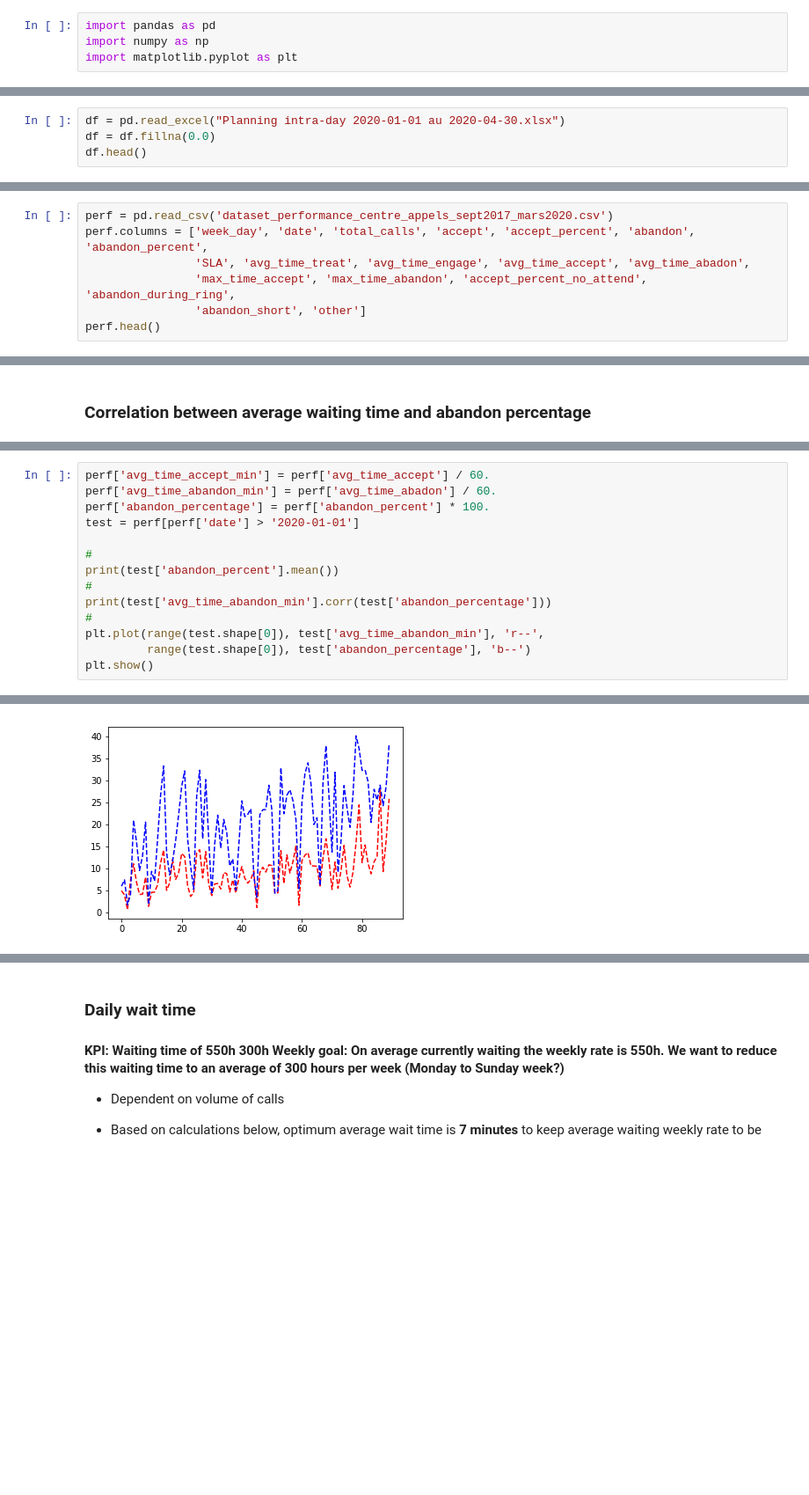
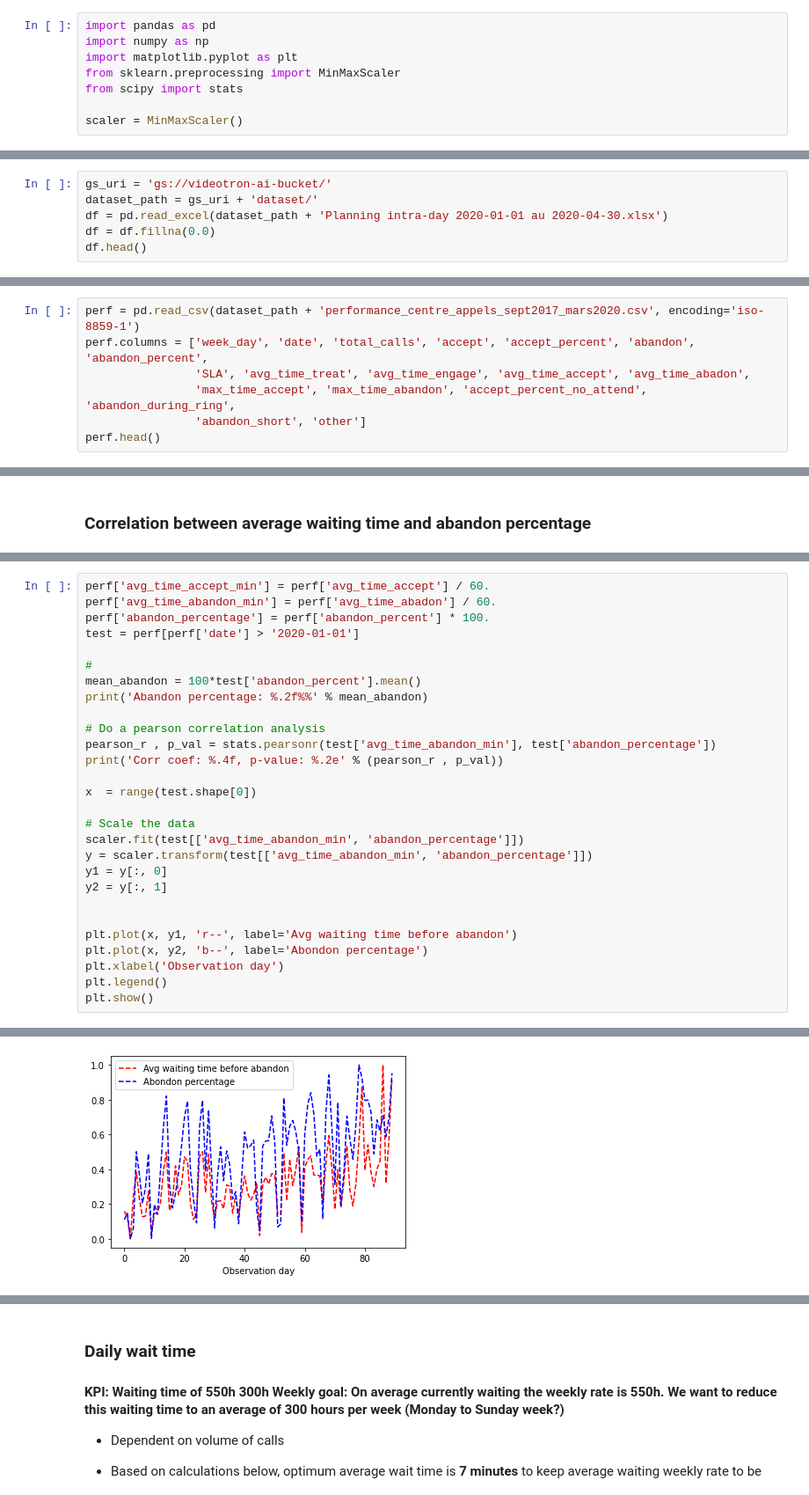
Before and after one commit to aiglobalpros/AI_Call_Center, a Jupyter notebook: notebooks/ROI.ipynb, the cells around one changed output, grey strips where cells are left out. Shown at 88% size. Saved outputs shown, nothing was run; the diff lists cells and outputs as text; blank space fills up the shorter version.

Commit message:
Fixed some warnings and plot typo in ROI notebook

```diff
--- a/notebooks/ROI.ipynb
+++ b/notebooks/ROI.ipynb
@@ -2,10 +2,16 @@
 import pandas as pd
 import numpy as np
 import matplotlib.pyplot as plt
+from sklearn.preprocessing import MinMaxScaler
+from scipy import stats
+
+scaler = MinMaxScaler()
 # %% [markdown]
 ### Number of advisors per hour
 # %%
-df = pd.read_excel("Planning intra-day 2020-01-01 au 2020-04-30.xlsx")
+gs_uri = 'gs://videotron-ai-bucket/'
+dataset_path = gs_uri + 'dataset/'
+df = pd.read_excel(dataset_path + 'Planning intra-day 2020-01-01 au 2020-04-30.xlsx')
 df = df.fillna(0.0)
 df.head()
 # %% [output]
@@ -26,7 +32,7 @@ advisor_df = df[['date', 'avg_num_adv']]
 # %% [markdown]
 ### Daily Performance
 # %%
-perf = pd.read_csv('dataset_performance_centre_appels_sept2017_mars2020.csv')
+perf = pd.read_csv(dataset_path + 'performance_centre_appels_sept2017_mars2020.csv', encoding='iso-8859-1')
 perf.columns = ['week_day', 'date', 'total_calls', 'accept', 'accept_percent', 'abandon', 'abandon_percent',
                 'SLA', 'avg_time_treat', 'avg_time_engage', 'avg_time_accept', 'avg_time_abadon',
                 'max_time_accept', 'max_time_abandon', 'accept_percent_no_attend', 'abandon_during_ring',
@@ -57,11 +67,25 @@ perf['abandon_percentage'] = perf['abandon_percent'] * 100.
 test = perf[perf['date'] > '2020-01-01']
 
 #
-print(test['abandon_percent'].mean())
-#
-print(test['avg_time_abandon_min'].corr(test['abandon_percentage']))
-#
-plt.plot(range(test.shape[0]), test['avg_time_abandon_min'], 'r--',
-         range(test.shape[0]), test['abandon_percentage'], 'b--')
+mean_abandon = 100*test['abandon_percent'].mean()
+print('Abandon percentage: %.2f%%' % mean_abandon)
+
+# Do a pearson correlation analysis
+pearson_r , p_val = stats.pearsonr(test['avg_time_abandon_min'], test['abandon_percentage'])
+print('Corr coef: %.4f, p-value: %.2e' % (pearson_r , p_val))
+
+x  = range(test.shape[0])
+
+# Scale the data
+scaler.fit(test[['avg_time_abandon_min', 'abandon_percentage']])
+y = scaler.transform(test[['avg_time_abandon_min', 'abandon_percentage']])
+y1 = y[:, 0]
+y2 = y[:, 1]
+
+
+plt.plot(x, y1, 'r--', label='Avg waiting time before abandon')
+plt.plot(x, y2, 'b--', label='Abondon percentage')
+plt.xlabel('Observation day')
+plt.legend()
 plt.show()
 # %% [output]
@@ -70,3 +94,3 @@ plt.show()
-[figure, old version]
+[figure, new version]
 # %%
 # Abandon percentage when average wait time < 7 mins
```
Also changed, not shown: parts of 9 cells of this notebook.
